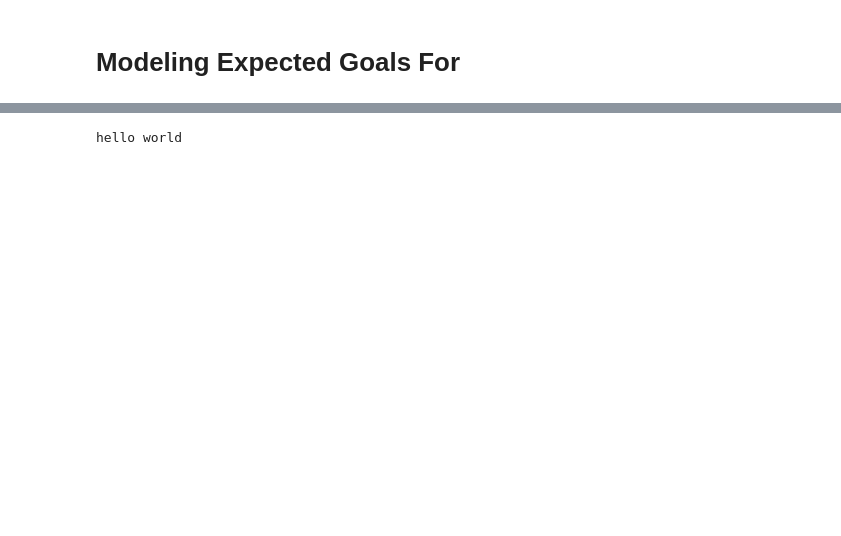
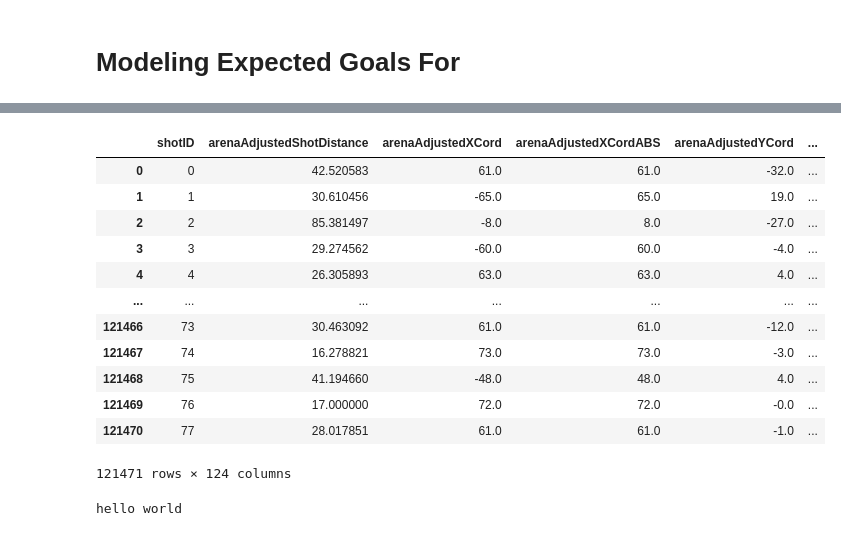
Before and after one commit to jbenasuli/hockey-classification, a Jupyter notebook: hockey-xG-model.ipynb, the cells around one changed output, grey strips where cells are left out. Drawn from its saved outputs; the diff is of its cells as text; code cells hidden in the pictures; blank space fills up the shorter version.

```diff
--- a/hockey-xG-model.ipynb
+++ b/hockey-xG-model.ipynb
@@ -65,3 +81,21 @@ set_config(display= 'diagram')
+# %%
+# Use 2021-22 data, as 2020-2021 was highly impacted by covid
+s21_shots_df = pd.read_csv('project-data/shots_2021.csv')
+s21_shots_df
+# %% [output]
+|  | shotID | arenaAdjustedShotDistance | arenaAdjustedXCord | arenaAdjustedXCordABS | arenaAdjustedYCord | ... |
+| 0 | 0 | 42.520583 | 61.0 | 61.0 | -32.0 | ... |
+| 1 | 1 | 30.610456 | -65.0 | 65.0 | 19.0 | ... |
+| 2 | 2 | 85.381497 | -8.0 | 8.0 | -27.0 | ... |
+| 3 | 3 | 29.274562 | -60.0 | 60.0 | -4.0 | ... |
+| 4 | 4 | 26.305893 | 63.0 | 63.0 | 4.0 | ... |
+| ... | ... | ... | ... | ... | ... | ... |
+| 121466 | 73 | 30.463092 | 61.0 | 61.0 | -12.0 | ... |
+| 121467 | 74 | 16.278821 | 73.0 | 73.0 | -3.0 | ... |
+| 121468 | 75 | 41.194660 | -48.0 | 48.0 | 4.0 | ... |
+| 121469 | 76 | 17.000000 | 72.0 | 72.0 | -0.0 | ... |
+| 121470 | 77 | 28.017851 | 61.0 | 61.0 | -1.0 | ... |
+121471 rows × 124 columns
 # %%
 print('hello world')
 # %% [output]
```
Also changed, not shown: parts of 2 cells of this notebook, 2 other files.
